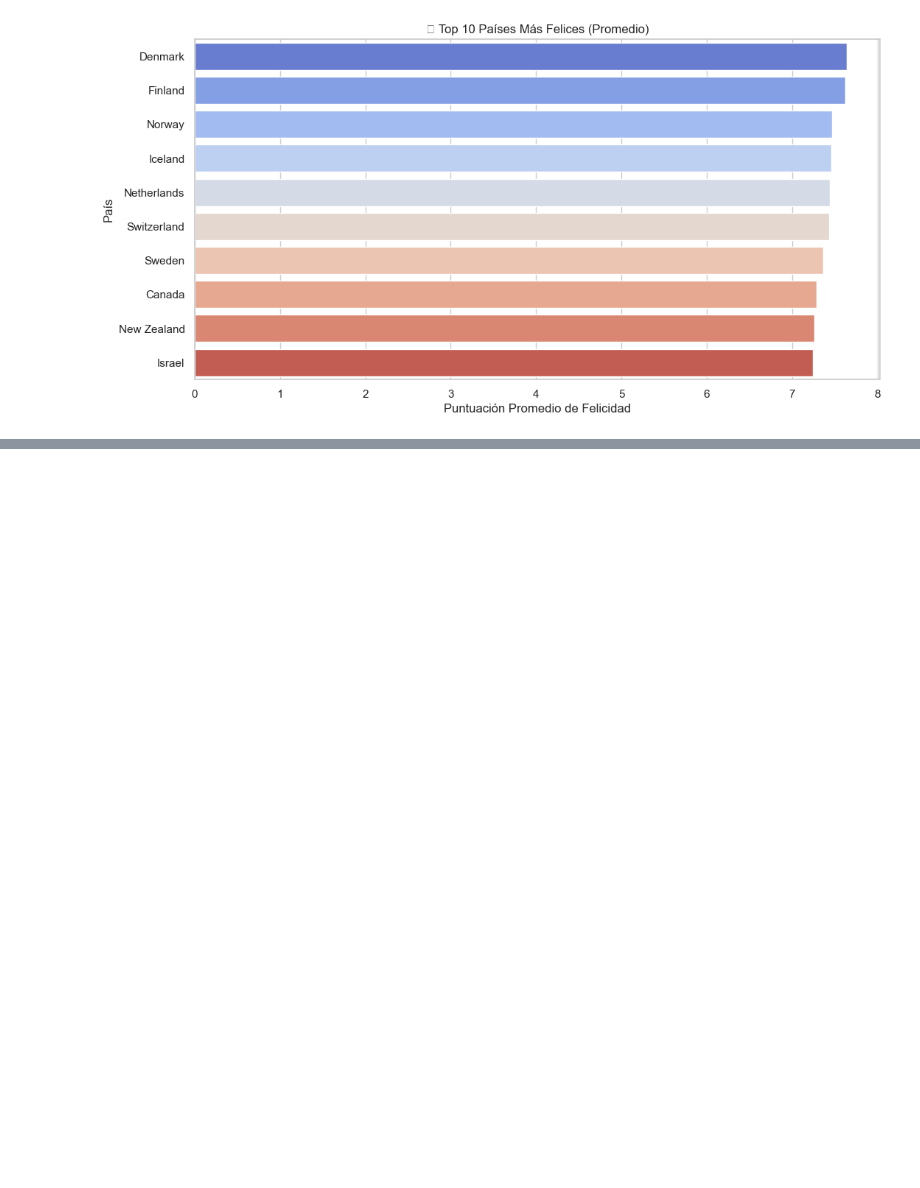
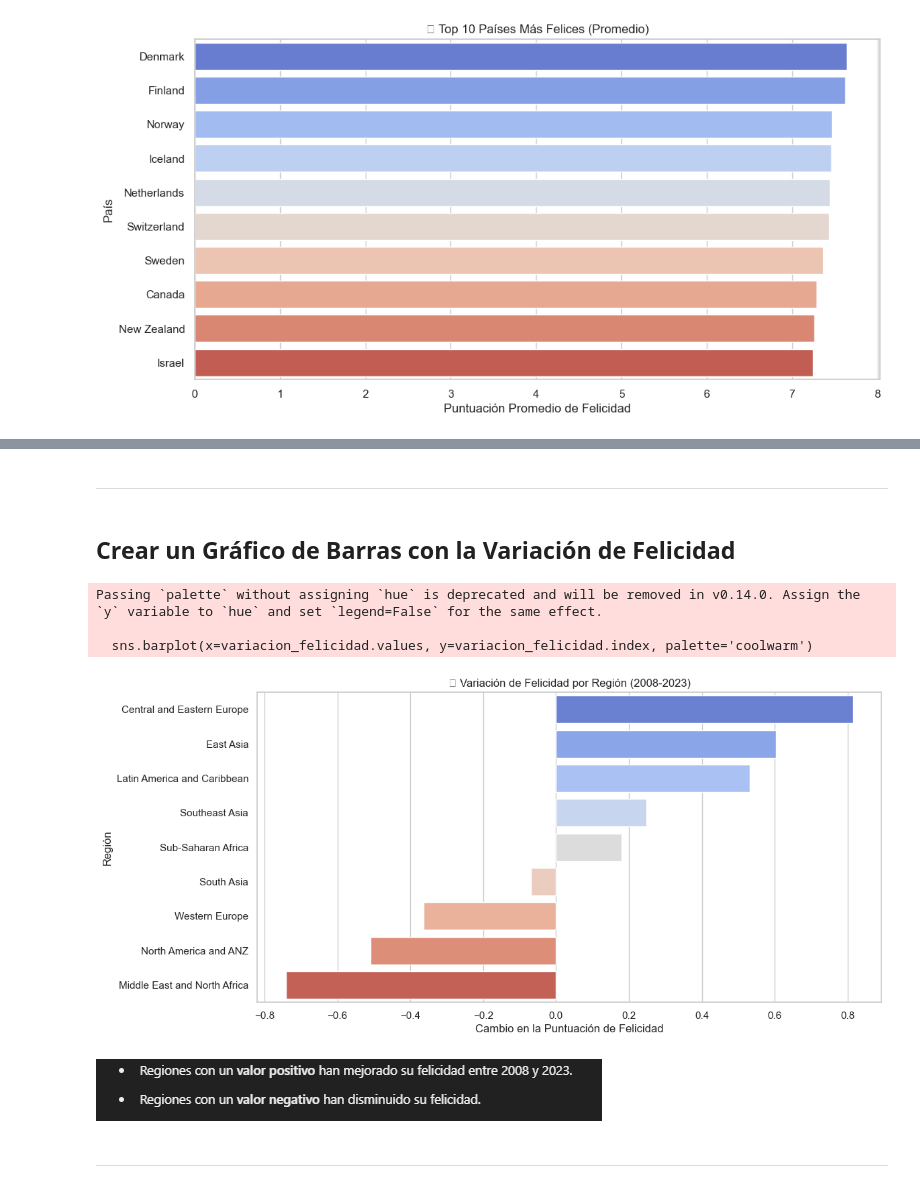
Before and after one commit to MLopezCastro/World-Happiness-2024, a Jupyter notebook: World Happiness 2024.ipynb, the cells around one changed output, grey strips where cells are left out. Saved outputs shown, nothing was run; the diff lists cells and outputs as text; code cells hidden in the pictures; blank space fills up the shorter version.

```diff
--- a/World Happiness 2024.ipynb
+++ b/World Happiness 2024.ipynb
@@ -807,0 +853,11 @@ Passing `palette` without assigning `hue` is deprecated and will be removed in v
+# %%
+# Calcular la felicidad promedio por región en 2008 y 2023
+felicidad_2008 = tendencia_region[tendencia_region['year'] == 2008].set_index('Region')['Life Ladder']
+felicidad_2023 = tendencia_region[tendencia_region['year'] == 2023].set_index('Region')['Life Ladder']
+
+# Calcular la variación de felicidad
+variacion_felicidad = (felicidad_2023 - felicidad_2008).sort_values(ascending=False)
+
+# Mostrar el resultado
+print("📊 Variación de Felicidad por Región (2008-2023):")
+print(variacion_felicidad)
@@ -807,0 +877,23 @@ Passing `palette` without assigning `hue` is deprecated and will be removed in v
+# %% [markdown]
+-------------
+# %% [markdown]
+## Crear un Gráfico de Barras con la Variación de Felicidad ##
+# %%
+# Crear un gráfico de barras para la variación de felicidad por región
+plt.figure(figsize=(12, 6))
+sns.barplot(x=variacion_felicidad.values, y=variacion_felicidad.index, palette='coolwarm')
+
+# Configurar el gráfico
+plt.title('📉 Variación de Felicidad por Región (2008-2023)')
+plt.xlabel('Cambio en la Puntuación de Felicidad')
+plt.ylabel('Región')
+plt.show()
+# %% [output]
+Passing `palette` without assigning `hue` is deprecated and will be removed in v0.14.0. Assign the `y` variable to `hue` and set `legend=False` for the same effect.
+
+  sns.barplot(x=variacion_felicidad.values, y=variacion_felicidad.index, palette='coolwarm')
+[figure, added]
+# %% [markdown]
+![image.png](attachment:image.png)
+# %% [markdown]
+---------------
```
Also changed, not shown: parts of 14 cells of this notebook.
